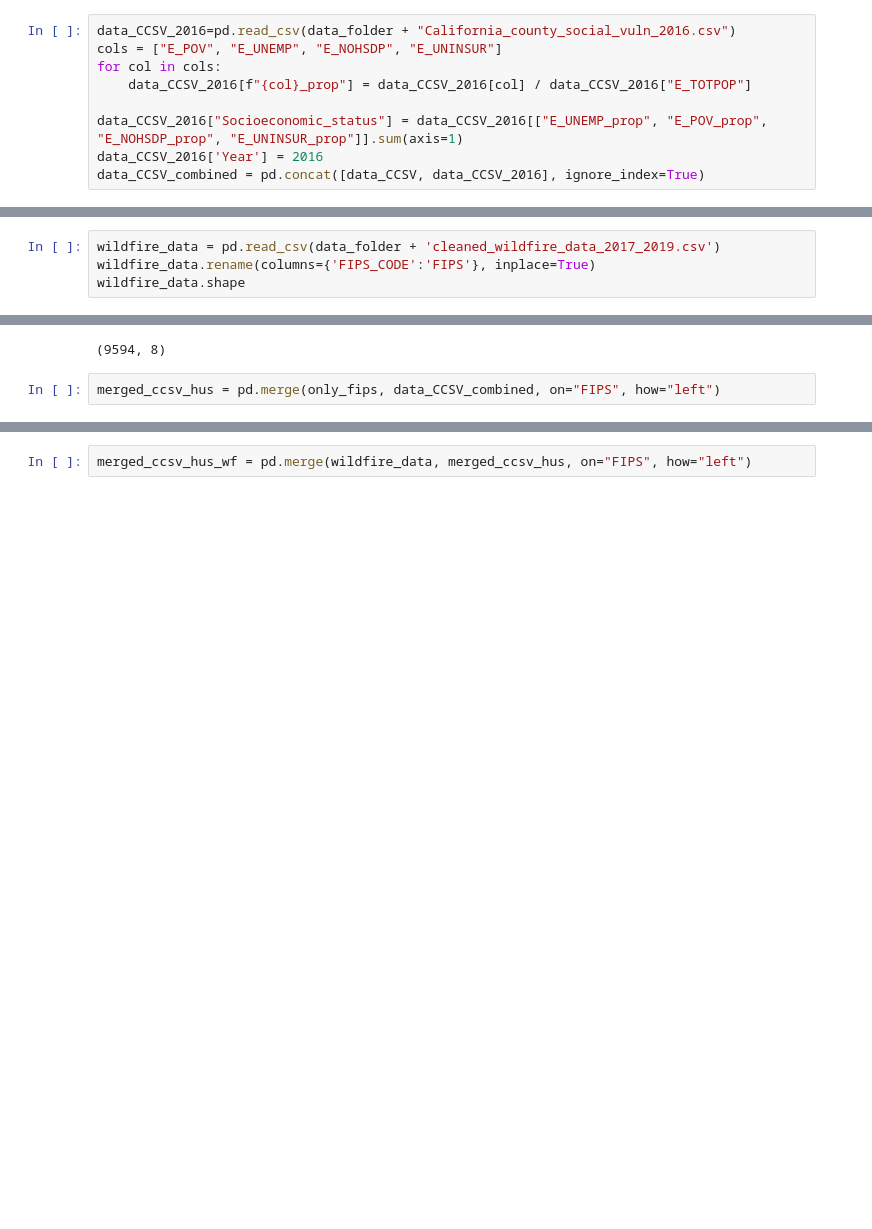
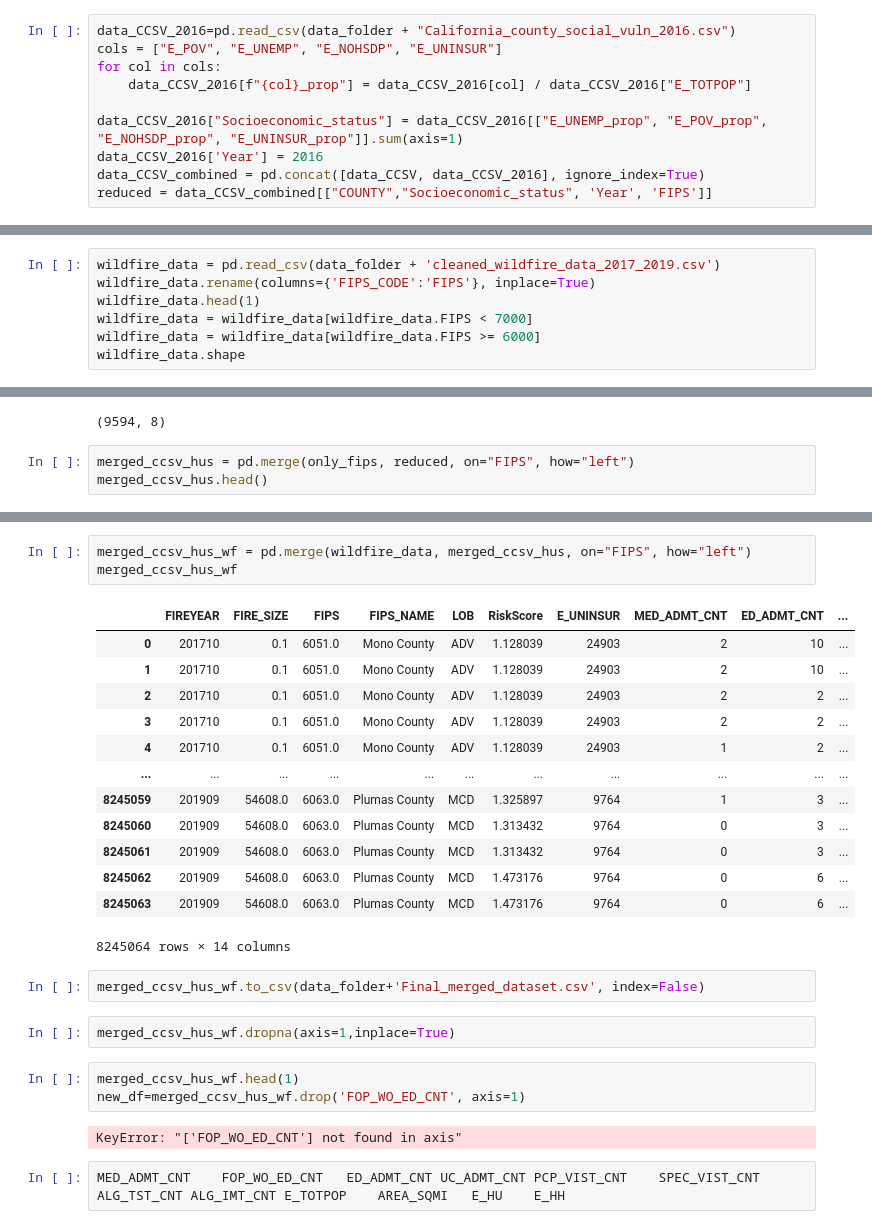
Before and after one commit to birlaaishwarya11/healthinclimate, a Jupyter notebook: src/notebooks/data_cleaning.ipynb, the cells around one changed output, grey strips where cells are left out. Saved outputs shown, nothing was run; the diff lists cells and outputs as text; blank space fills up the shorter version.

Commit message:
Aishwarya - Update the data cleaning

```diff
--- a/src/notebooks/data_cleaning.ipynb
+++ b/src/notebooks/data_cleaning.ipynb
@@ -91,6 +92,7 @@ for col in cols:
 data_CCSV_2016["Socioeconomic_status"] = data_CCSV_2016[["E_UNEMP_prop", "E_POV_prop", "E_NOHSDP_prop", "E_UNINSUR_prop"]].sum(axis=1)
 data_CCSV_2016['Year'] = 2016
 data_CCSV_combined = pd.concat([data_CCSV, data_CCSV_2016], ignore_index=True)
+reduced = data_CCSV_combined[["COUNTY","Socioeconomic_status", 'Year', 'FIPS']]
 # %%
 # Some basic visualizing and sorting
 import seaborn as sns
@@ -134,5 +136,8 @@ print(data_ranked_demographic[["COUNTY","demographic"]].head())
 # %%
 wildfire_data = pd.read_csv(data_folder + 'cleaned_wildfire_data_2017_2019.csv')
 wildfire_data.rename(columns={'FIPS_CODE':'FIPS'}, inplace=True)
+wildfire_data.head(1)
+wildfire_data = wildfire_data[wildfire_data.FIPS < 7000]
+wildfire_data = wildfire_data[wildfire_data.FIPS >= 6000]
 wildfire_data.shape
 # %% [output]
@@ -146,4 +151,5 @@ only_fips.shape
 # %% [output]
 (9594, 8)
 # %%
-merged_ccsv_hus = pd.merge(only_fips, data_CCSV_combined, on="FIPS", how="left")
+merged_ccsv_hus = pd.merge(only_fips, reduced, on="FIPS", how="left")
+merged_ccsv_hus.head()
@@ -150,2 +163,28 @@ merged_ccsv_hus = pd.merge(only_fips, data_CCSV_combined, on="FIPS", how="left")
 # %%
 merged_ccsv_hus_wf = pd.merge(wildfire_data, merged_ccsv_hus, on="FIPS", how="left")
+merged_ccsv_hus_wf
+# %% [output]
+|  | FIREYEAR | FIRE_SIZE | FIPS | FIPS_NAME | LOB | RiskScore | E_UNINSUR | MED_ADMT_CNT | ED_ADMT_CNT | ... |
+| 0 | 201710 | 0.1 | 6051.0 | Mono County | ADV | 1.128039 | 24903 | 2 | 10 | ... |
+| 1 | 201710 | 0.1 | 6051.0 | Mono County | ADV | 1.128039 | 24903 | 2 | 10 | ... |
+| 2 | 201710 | 0.1 | 6051.0 | Mono County | ADV | 1.128039 | 24903 | 2 | 2 | ... |
+| 3 | 201710 | 0.1 | 6051.0 | Mono County | ADV | 1.128039 | 24903 | 2 | 2 | ... |
+| 4 | 201710 | 0.1 | 6051.0 | Mono County | ADV | 1.128039 | 24903 | 1 | 2 | ... |
+| ... | ... | ... | ... | ... | ... | ... | ... | ... | ... | ... |
+| 8245059 | 201909 | 54608.0 | 6063.0 | Plumas County | MCD | 1.325897 | 9764 | 1 | 3 | ... |
+| 8245060 | 201909 | 54608.0 | 6063.0 | Plumas County | MCD | 1.313432 | 9764 | 0 | 3 | ... |
+| 8245061 | 201909 | 54608.0 | 6063.0 | Plumas County | MCD | 1.313432 | 9764 | 0 | 3 | ... |
+| 8245062 | 201909 | 54608.0 | 6063.0 | Plumas County | MCD | 1.473176 | 9764 | 0 | 6 | ... |
+| 8245063 | 201909 | 54608.0 | 6063.0 | Plumas County | MCD | 1.473176 | 9764 | 0 | 6 | ... |
+8245064 rows × 14 columns
+# %%
+merged_ccsv_hus_wf.to_csv(data_folder+'Final_merged_dataset.csv', index=False)
+# %%
+merged_ccsv_hus_wf.dropna(axis=1,inplace=True)
+# %%
+merged_ccsv_hus_wf.head(1)
+new_df=merged_ccsv_hus_wf.drop('FOP_WO_ED_CNT', axis=1)
+# %% [output]
+KeyError: "['FOP_WO_ED_CNT'] not found in axis"
+# %%
+MED_ADMT_CNT	FOP_WO_ED_CNT	ED_ADMT_CNT	UC_ADMT_CNT	PCP_VIST_CNT	SPEC_VIST_CNT	ALG_TST_CNT	ALG_IMT_CNT	E_TOTPOP	AREA_SQMI	E_HU	E_HH
```
Also changed, not shown: parts of 4 cells of this notebook.
